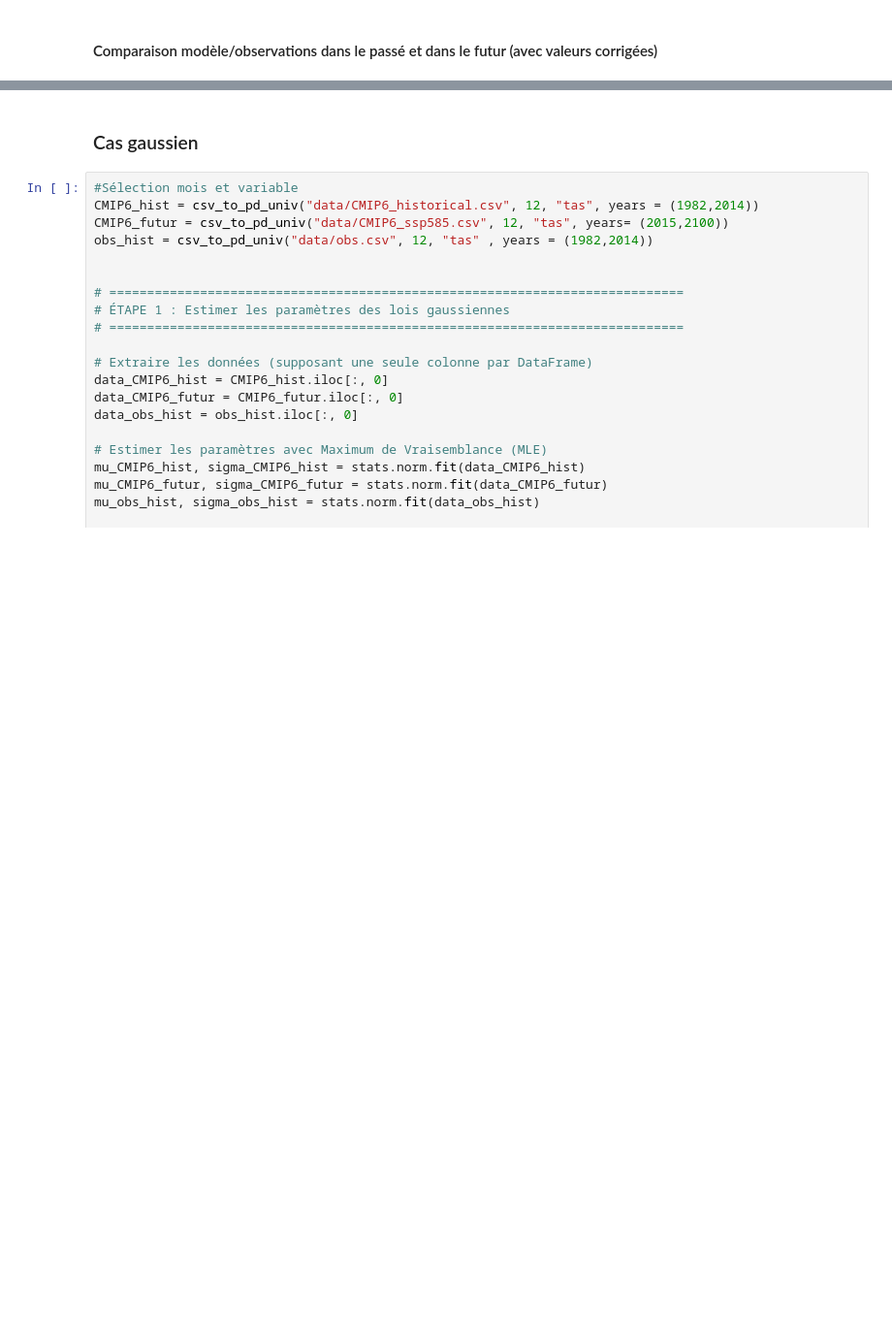
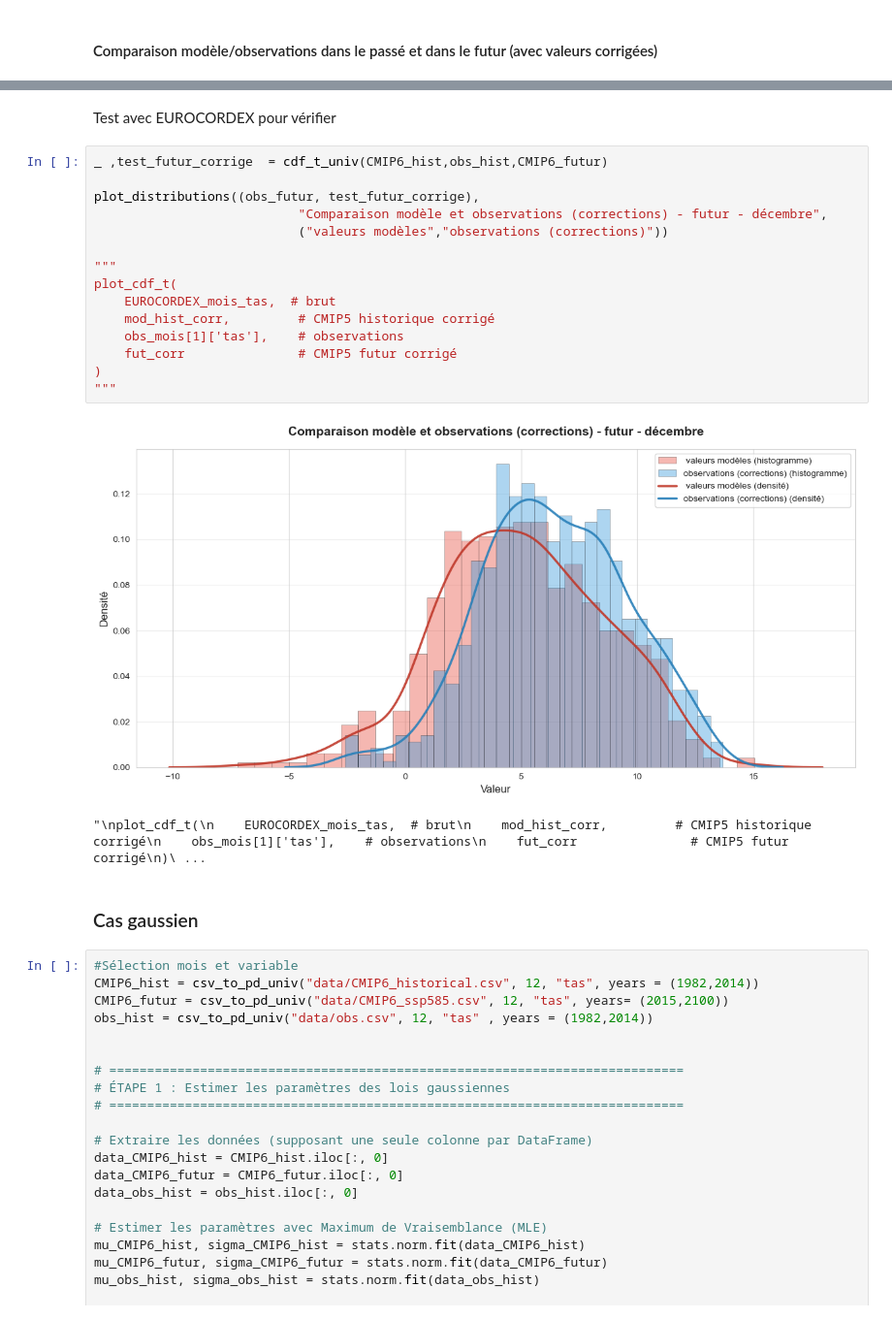
Before and after one commit to tristanczz/statapp_edf_25, a Jupyter notebook: CDF-t.ipynb, the cells around one changed output, grey strips where cells are left out. Shown at 97% size. Cells and saved outputs as stored; diff of their text form; blank space fills up the shorter version.

Commit message:
vérif marche pas

```diff
--- a/CDF-t.ipynb
+++ b/CDF-t.ipynb
@@ -99,3 +90,23 @@ plot_distributions((CMIP6_futur, modele_futur_corrige),
+# %% [markdown]
+Test avec EUROCORDEX pour vérifier
+# %%
+_ ,test_futur_corrige  = cdf_t_univ(CMIP6_hist,obs_hist,CMIP6_futur)
+
+plot_distributions((obs_futur, test_futur_corrige),
+                           "Comparaison modèle et observations (corrections) - futur - décembre",
+                           ("valeurs modèles","observations (corrections)"))
+
+"""
+plot_cdf_t(
+    EUROCORDEX_mois_tas,  # brut
+    mod_hist_corr,         # CMIP5 historique corrigé
+    obs_mois[1]['tas'],    # observations
+    fut_corr               # CMIP5 futur corrigé
+)
+"""
+# %% [output]
+[figure, added]
+"\nplot_cdf_t(\n    EUROCORDEX_mois_tas,  # brut\n    mod_hist_corr,         # CMIP5 historique corrigé\n    obs_mois[1]['tas'],    # observations\n    fut_corr               # CMIP5 futur corrigé\n)\ ...
 # %% [markdown]
 ### Cas gaussien
 # %%
```
Also changed, not shown: parts of 4 cells of this notebook.
